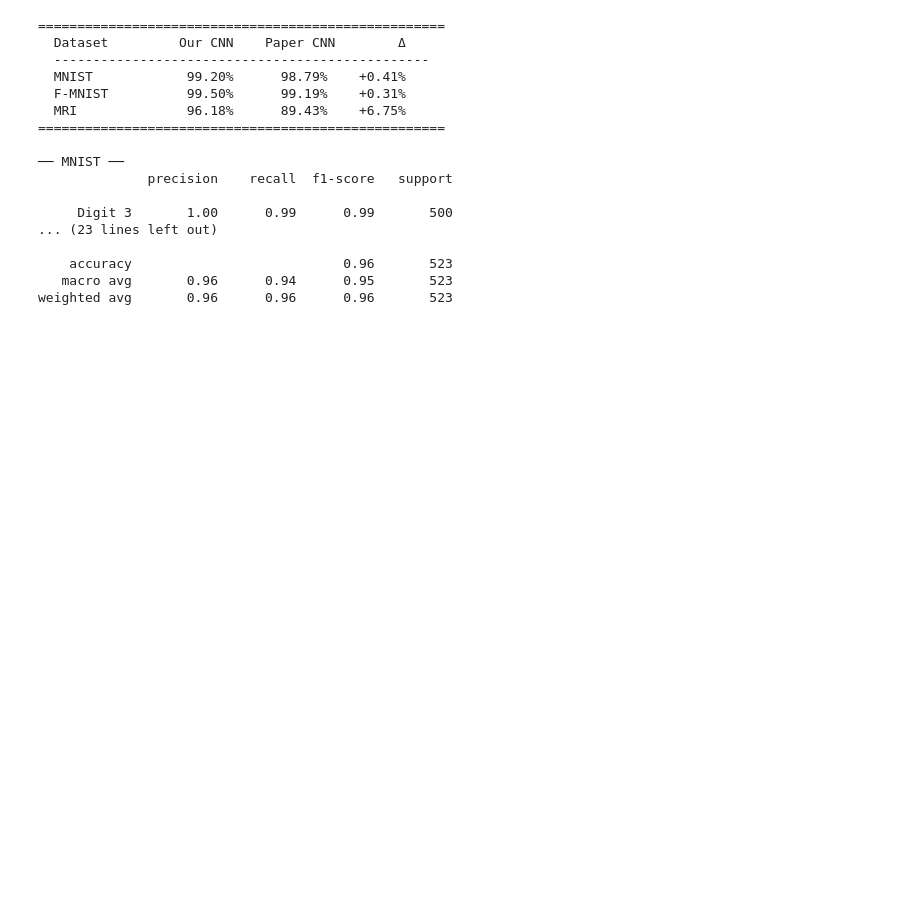
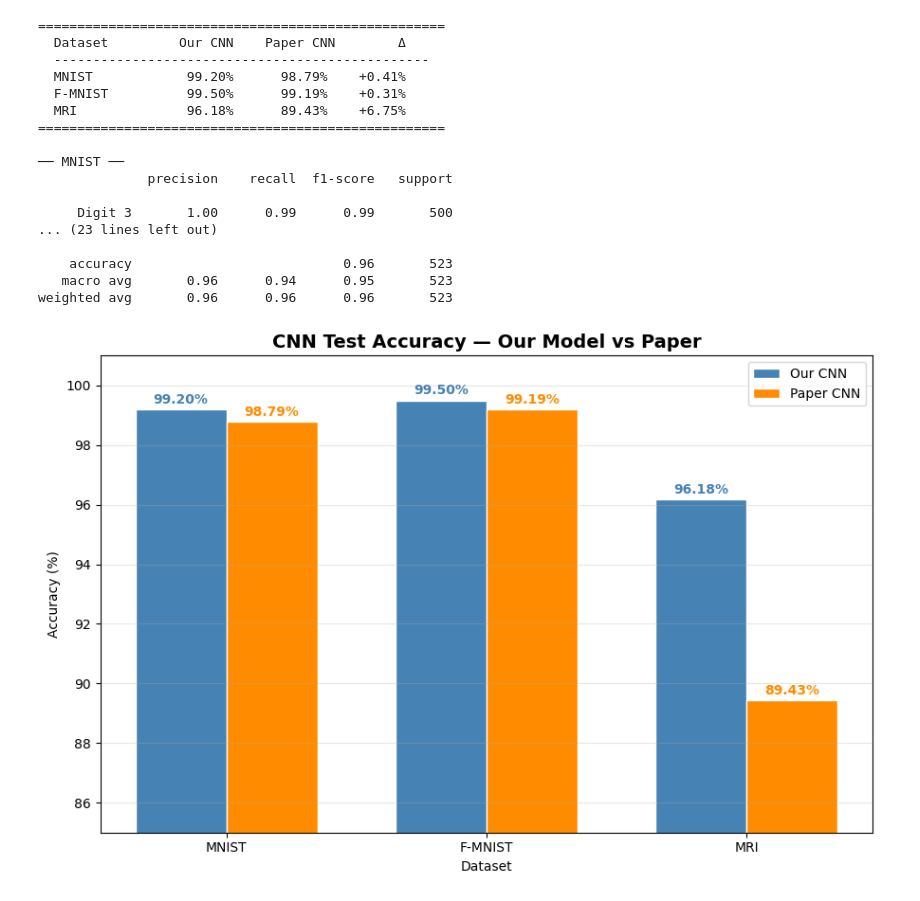
Before and after one commit to nemo10-boop/WUEKM, a Jupyter notebook: Classical_CNN.ipynb, the cells around one changed output. Cells and saved outputs as stored; diff of their text form; code cells hidden in the pictures; blank space fills up the shorter version.

```diff
--- a/Classical_CNN.ipynb
+++ b/Classical_CNN.ipynb
@@ -328,3 +298,53 @@ for name, (model, loader) in all_models.items():
     accuracy                           0.96       523
    macro avg       0.96      0.94      0.95       523
 weighted avg       0.96      0.96      0.96       523
+# %%
+# ── Accuracy bar chart ───────────────────────────────────────────
+criterion = nn.BCEWithLogitsLoss()
+
+our_accs   = {}
+paper_accs = {'MNIST': 98.79, 'F-MNIST': 99.19, 'MRI': 89.43}
+
+for name, (model, loader) in {
+    'MNIST':   (mnist_model,  mnist_loaders['test']),
+    'F-MNIST': (fmnist_model, fmnist_loaders['test']),
+    'MRI':     (mri_model,    mri_loaders['test']),
+}.items():
+    _, acc = run_epoch(model.to(DEVICE), loader, None, criterion, train=False)
+    our_accs[name] = acc * 100
+
+# ── Plot ─────────────────────────────────────────────────────────
+ds_labels = list(our_accs.keys())
+our_vals   = [our_accs[k]   for k in ds_labels]
+paper_vals = [paper_accs[k] for k in ds_labels]
+
+x     = np.arange(len(ds_labels))
+width = 0.35
+
+fig, ax = plt.subplots(figsize=(9, 6))
+
+bars1 = ax.bar(x - width/2, our_vals,   width, label='Our CNN',   color='steelblue',  edgecolor='white')
+bars2 = ax.bar(x + width/2, paper_vals, width, label='Paper CNN', color='darkorange', edgecolor='white')
+
+# Value labels on top of each bar
+for bar in bars1:
+    ax.text(bar.get_x() + bar.get_width()/2, bar.get_height() + 0.1,
+            f'{bar.get_height():.2f}%', ha='center', va='bottom', fontsize=10, color='steelblue', fontweight='bold')
+for bar in bars2:
+    ax.text(bar.get_x() + bar.get_width()/2, bar.get_height() + 0.1,
+            f'{bar.get_height():.2f}%', ha='center', va='bottom', fontsize=10, color='darkorange', fontweight='bold')
+
+ax.set_title('CNN Test Accuracy — Our Model vs Paper', fontsize=14, fontweight='bold')
+ax.set_xlabel('Dataset')
+ax.set_ylabel('Accuracy (%)')
+ax.set_xticks(x)
+ax.set_xticklabels(ds_labels)
+ax.set_ylim(85, 101)
+ax.legend()
+ax.grid(axis='y', alpha=0.3)
+
+plt.tight_layout()
+plt.savefig('accuracy_bar_chart.png', dpi=150, bbox_inches='tight')
+plt.show()
+# %% [output]
+[figure, added]
```
Also changed, not shown: parts of 2 cells of this notebook.
